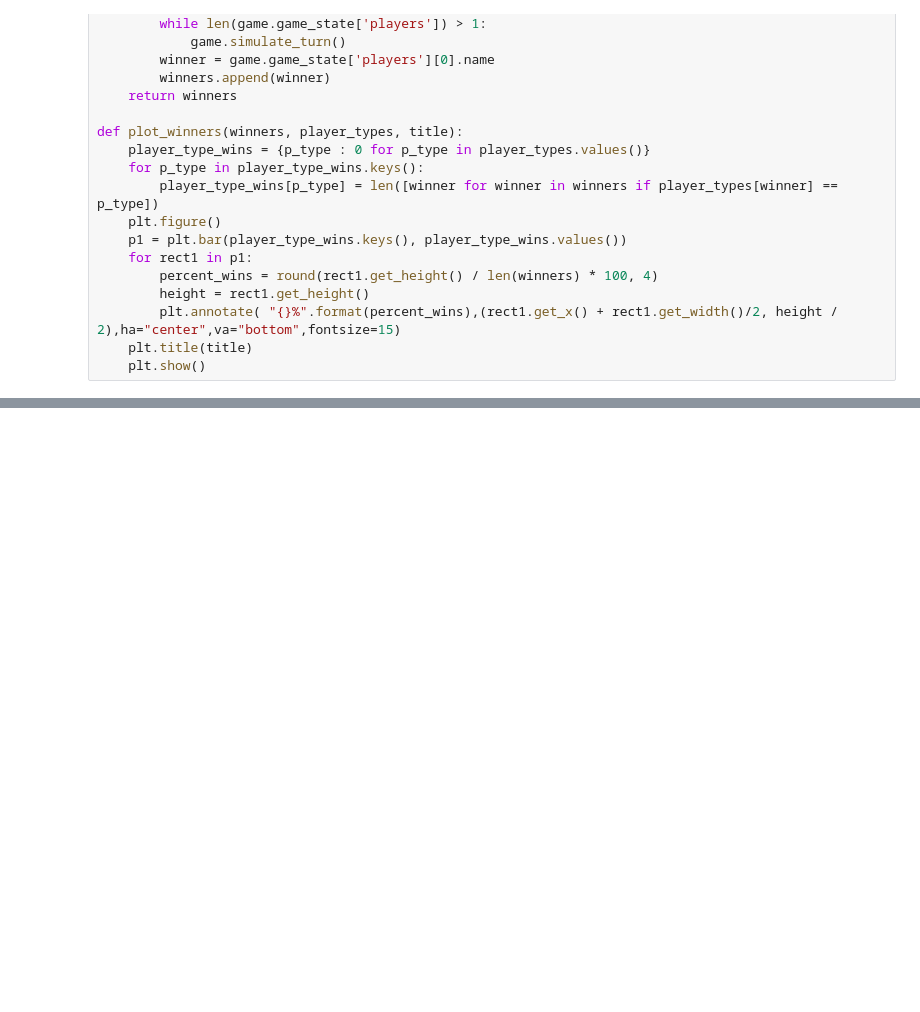
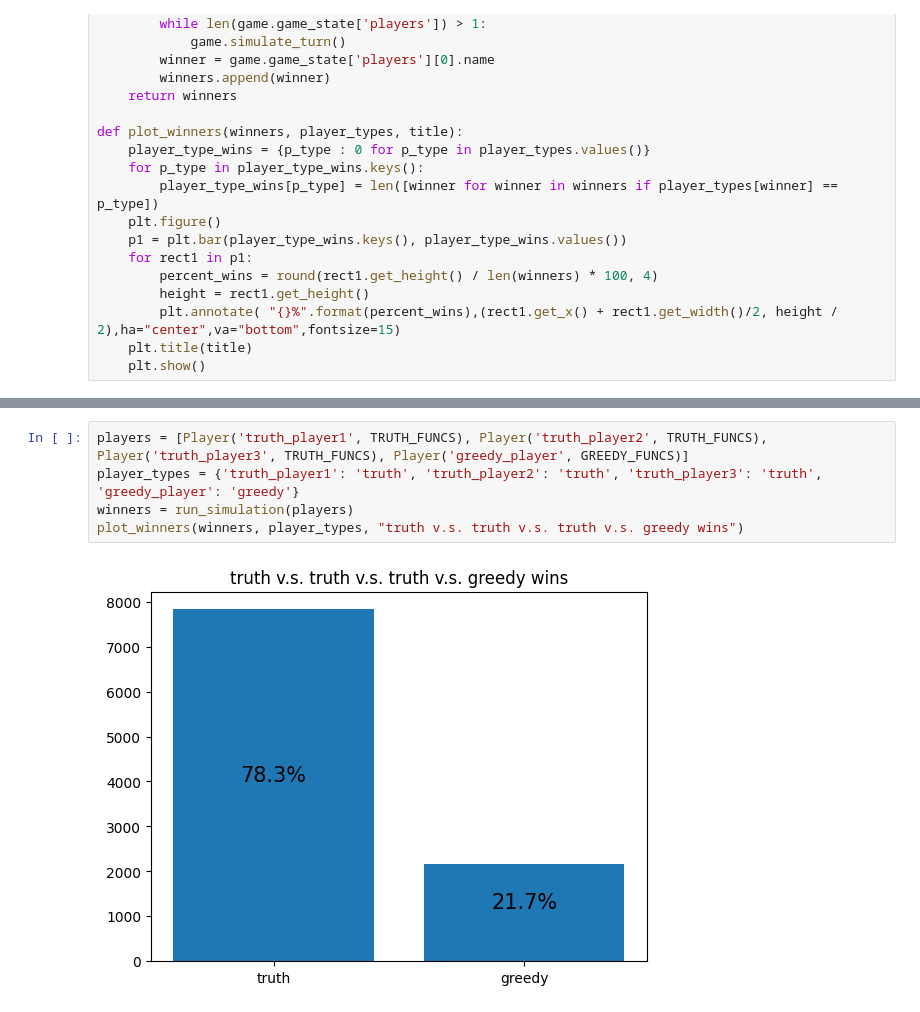
Before and after one commit to riensou/coup, a Jupyter notebook: simulate.ipynb, the cells around one changed output, grey strips where cells are left out. Saved outputs shown, nothing was run; the diff lists cells and outputs as text; blank space fills up the shorter version.

Commit message:
added more simulations

```diff
--- a/simulate.ipynb
+++ b/simulate.ipynb
@@ -93,0 +94,7 @@ plot_winners(winners, player_types, "truth v.s. truth v.s. greedy v.s. greedy wi
+# %%
+players = [Player('truth_player1', TRUTH_FUNCS), Player('truth_player2', TRUTH_FUNCS), Player('truth_player3', TRUTH_FUNCS), Player('greedy_player', GREEDY_FUNCS)]
+player_types = {'truth_player1': 'truth', 'truth_player2': 'truth', 'truth_player3': 'truth', 'greedy_player': 'greedy'}
+winners = run_simulation(players)
+plot_winners(winners, player_types, "truth v.s. truth v.s. truth v.s. greedy wins")
+# %% [output]
+[figure, added]
```
Also changed, not shown: parts of 12 cells of this notebook, 1 other file.
